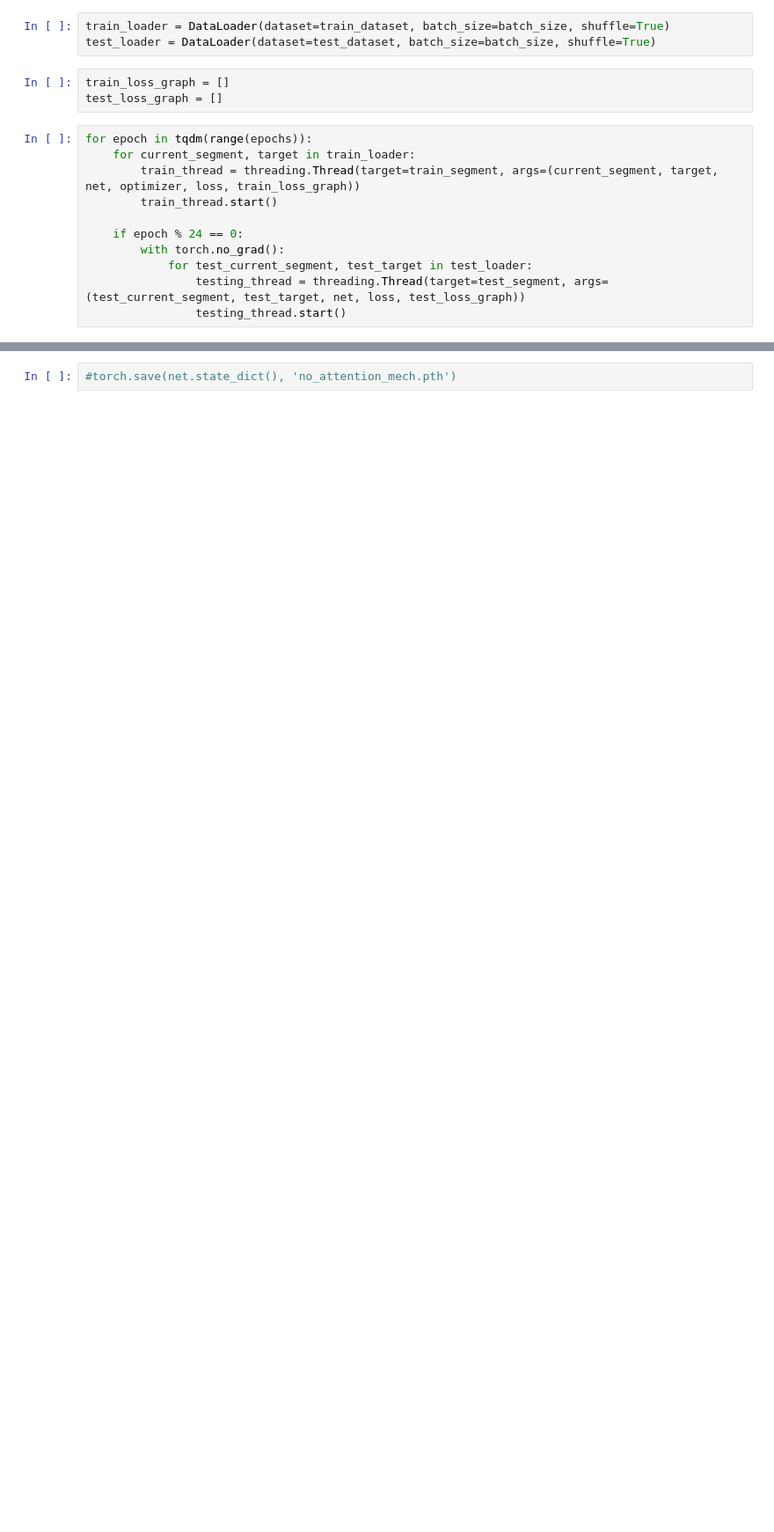
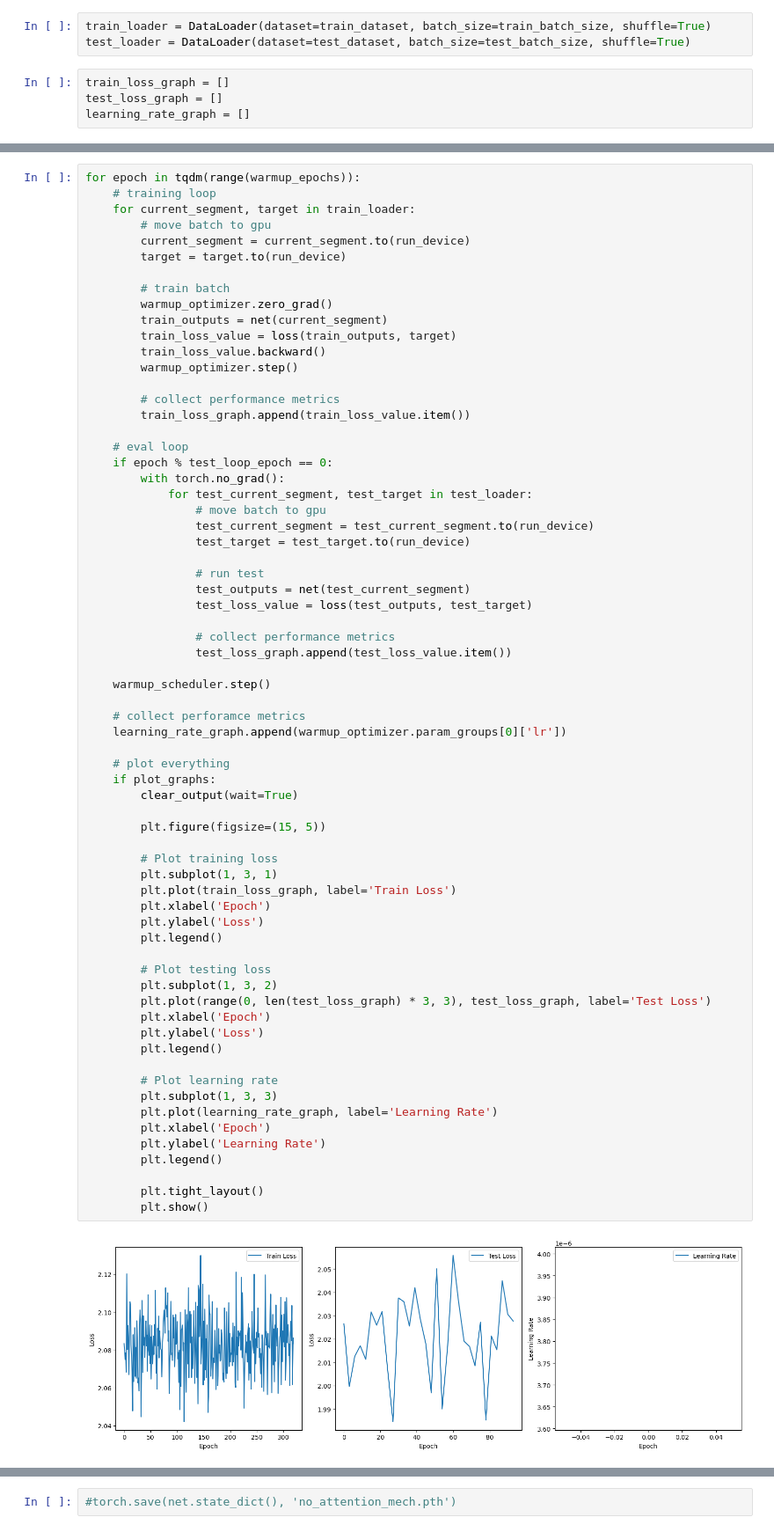
Before and after one commit to marmust/GIT_SYNC, a Jupyter notebook: normal_train.ipynb, the cells around one changed output, grey strips where cells are left out. Shown: that part at 88% size. Saved outputs shown, nothing was run; the diff lists cells and outputs as text; blank space fills up the shorter version.

```diff
--- a/normal_train.ipynb
+++ b/normal_train.ipynb
@@ -418,17 +385,7 @@ devectorize_sentence(train_dataset[401][1].detach().unsqueeze(0).cpu().numpy(),
 # %%
-train_loader = DataLoader(dataset=train_dataset, batch_size=batch_size, shuffle=True)
-test_loader = DataLoader(dataset=test_dataset, batch_size=batch_size, shuffle=True)
+train_loader = DataLoader(dataset=train_dataset, batch_size=train_batch_size, shuffle=True)
+test_loader = DataLoader(dataset=test_dataset, batch_size=test_batch_size, shuffle=True)
 # %%
 train_loss_graph = []
 test_loss_graph = []
+learning_rate_graph = []
-# %%
-for epoch in tqdm(range(epochs)):
-    for current_segment, target in train_loader:
-        train_thread = threading.Thread(target=train_segment, args=(current_segment, target, net, optimizer, loss, train_loss_graph))
-        train_thread.start()
-
-    if epoch % 24 == 0:
-        with torch.no_grad():
-            for test_current_segment, test_target in test_loader:
-                testing_thread = threading.Thread(target=test_segment, args=(test_current_segment, test_target, net, loss, test_loss_graph))
-                testing_thread.start()
@@ -441,0 +392,69 @@ plt.plot(train_loss_graph)
+# %%
+for epoch in tqdm(range(warmup_epochs)):
+    # training loop
+    for current_segment, target in train_loader:
+        # move batch to gpu
+        current_segment = current_segment.to(run_device)
+        target = target.to(run_device)
+
+        # train batch
+        warmup_optimizer.zero_grad()
+        train_outputs = net(current_segment)
+        train_loss_value = loss(train_outputs, target)
+        train_loss_value.backward()
+        warmup_optimizer.step()
+
+        # collect performance metrics
+        train_loss_graph.append(train_loss_value.item())
+
+    # eval loop
+    if epoch % test_loop_epoch == 0:
+        with torch.no_grad():
+            for test_current_segment, test_target in test_loader:
+                # move batch to gpu
+                test_current_segment = test_current_segment.to(run_device)
+                test_target = test_target.to(run_device)
+
+                # run test
+                test_outputs = net(test_current_segment)
+                test_loss_value = loss(test_outputs, test_target)
+
+                # collect performance metrics
+                test_loss_graph.append(test_loss_value.item())
+
+    warmup_scheduler.step()
+
+    # collect perforamce metrics
+    learning_rate_graph.append(warmup_optimizer.param_groups[0]['lr'])
+
+    # plot everything
+    if plot_graphs:
+        clear_output(wait=True)
+
+        plt.figure(figsize=(15, 5))
+
+        # Plot training loss
+        plt.subplot(1, 3, 1)
+        plt.plot(train_loss_graph, label='Train Loss')
+        plt.xlabel('Epoch')
+        plt.ylabel('Loss')
+        plt.legend()
+
+        # Plot testing loss
+        plt.subplot(1, 3, 2)
+        plt.plot(range(0, len(test_loss_graph) * 3, 3), test_loss_graph, label='Test Loss')
+        plt.xlabel('Epoch')
+        plt.ylabel('Loss')
+        plt.legend()
+
+        # Plot learning rate
+        plt.subplot(1, 3, 3)
+        plt.plot(learning_rate_graph, label='Learning Rate')
+        plt.xlabel('Epoch')
+        plt.ylabel('Learning Rate')
+        plt.legend()
+
+        plt.tight_layout()
+        plt.show()
+# %% [output]
+[figure, added]
```
Also changed, not shown: parts of 17 cells of this notebook, 1 other file.
